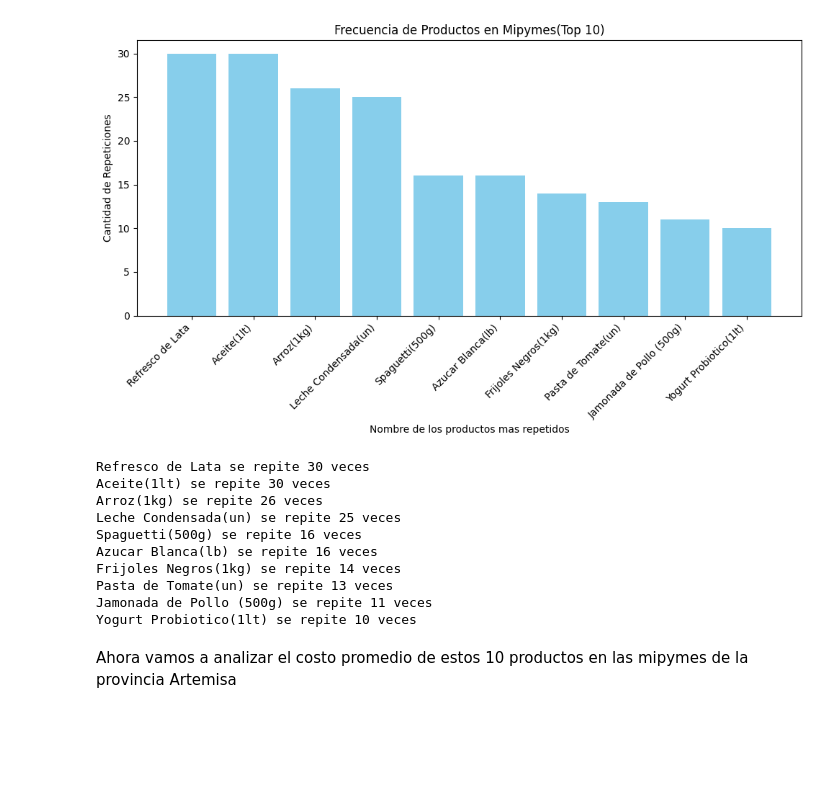
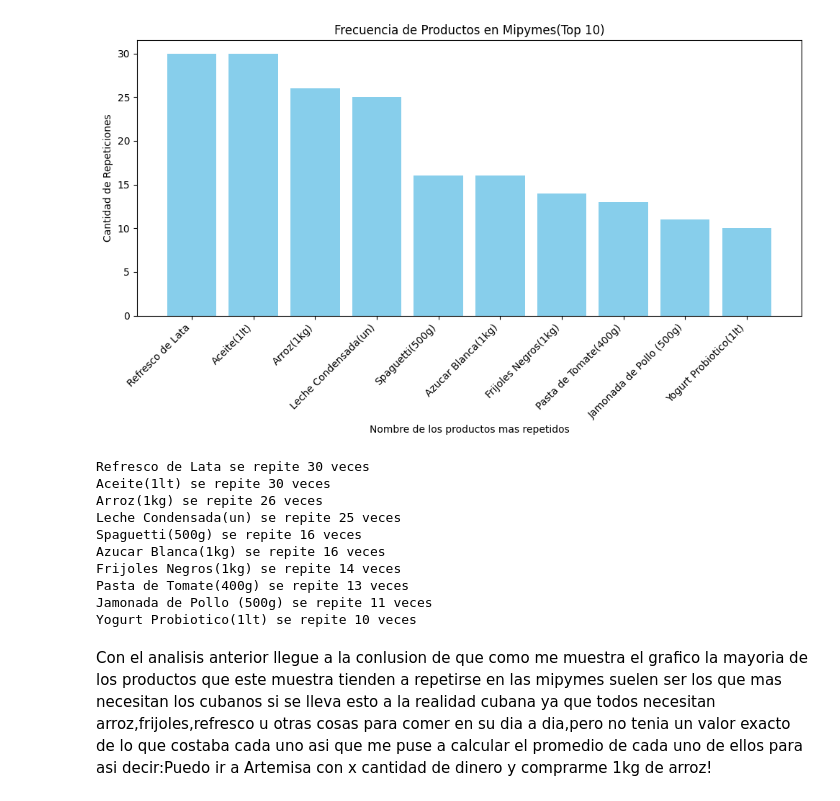
Before and after one commit to WilliamTMC/Proyecto45, a Jupyter notebook: analisis1.ipynb, the cells around one changed output. Cells and saved outputs as stored; diff of their text form; code cells hidden in the pictures; blank space fills up the shorter version.

Commit message:
Continue el analisis

```diff
--- a/analisis1.ipynb
+++ b/analisis1.ipynb
@@ -58,7 +62,6 @@ import operator
 direcciones = glob.glob("./Mipymes/*.json")#utilizo glob.glob para de la carpeta Mipymes me lea todos los .json
 #Creo una lista para guardar todo el contenido almacenado en direcciones
 contenido = []
-direcciones = glob.glob("./Mipymes/*.json")
 for i in direcciones :
     contenido.append(dict(open_json(i)))#llamamos a la funcion open_json para que nos lea cada uno de los json
 
@@ -114,7 +117,7 @@ for f in contenido:
 
 for s in contenido:
     for sa in s["Productos"]:
-        if sa["nombre"] == "Paquete de Salchicha(un)":
+        if sa["nombre"] == "Paquete de Salchicha(10u)":
             precio_del_perrito.append(sa["precio"])
 
 for l in contenido:
@@ -150,7 +153,7 @@ for r in contenido:
 
 for az in contenido:
     for azu in az["Productos"] :
-        if azu["nombre"] == "Azucar Blanca(lb)":
+        if azu["nombre"] == "Azucar Blanca(1kg)":
             precio_del_azucar.append(azu["precio"])
 
 for d in contenido:
@@ -166,7 +169,7 @@ for s in contenido:
 
 for p in contenido:
     for pu in p["Productos"] :
-        if pu["nombre"] == "Pasta de Tomate(un)":
+        if pu["nombre"] == "Pasta de Tomate(400g)":
             precio_del_pure.append(pu["precio"])
 
 for pa in contenido:
@@ -251,17 +254,17 @@ frecuencias = {
 "Arroz(1kg)":len(precio_del_arroz),
 "Aceite(1lt)":len(precio_del_aceite),
 "Frijoles Negros(1kg)":len(precio_del_frijol_negro),
-"Paquete de Salchicha(un)":len(precio_del_perrito),
+"Paquete de Salchicha(10u)":len(precio_del_perrito),
 "Leche Condensada(un)":len(precio_de_lechecondensada),
 "Jamon Especial(lb)":len(precio_del_jamonespecial),
 "Pechuga de Pollo(2kg)":len(precio_de_pechugadepollo),
 "Hamburguesa(un)":len(precio_de_hamburguesa),
 "Jamonada de Pollo (500g)":len(precio_de_jamonadapollo),
 "Refresco Zuko(un)":len(precio_del_rzuko),
-"Azucar Blanca(lb)":len(precio_del_azucar),
+"Azucar Blanca(1kg)":len(precio_del_azucar),
 "Detergente(1kg)":len(precio_del_detergente),
 "Spaguetti(500g)":len(precio_del_spaguetti),
-"Pasta de Tomate(un)":len(precio_del_pure),
+"Pasta de Tomate(400g)":len(precio_del_pure),
 "Paquete de Pollo(10lb)":len(precio_del_paquetepollo),
 "Croquetas(10un)":len(precio_de_croquetas),
 "Picadillo de Pollo(400g)":len(precio_de_picadillopollo),
@@ -278,47 +281,47 @@ frecuencias = {
 "Harina de Trigo(1kg)":len(precio_de_harina),
 "Refresco de Lata":len(precio_del_refrescolata)
 }
 
 #Ordenamos los productos de menor a mayor
 productos_ordenados = sorted(frecuencias.items(), key=operator.itemgetter(1))#operator.itemgetter(1) es una función que extrae el elemento en la posición 1 de una secuencia
 
 # Invertimos la lista para que quede de mayor a menor
 productos_ordenados = productos_ordenados[::-1]
 
 #Creamos una variable para que almacene los 10 productos que mas se repiten en las mipymes
 top_10  = productos_ordenados[:10]
 
 #Vamos a hacer un grafico que nos muestre los 10 productos con mayor frecuencia en las mipymes:
 
 #Datos
 producto = [p[0] for p in top_10]#almacena el nombre de los 10 primeros
 veces = [p[1] for p in top_10]#almacena la cantidad de veces que se repite
 #Grafico
 plt.figure(figsize=(10,6))
 plt.bar(producto, veces , color='skyblue')
 plt.xticks(rotation=45, ha='right')
 plt.title("Frecuencia de Productos en Mipymes(Top 10)")
 plt.xlabel("Nombre de los productos mas repetidos")
 plt.ylabel("Cantidad de Repeticiones")
 plt.tight_layout()
 plt.show()
 
-for producto, veces in productos_ordenados[:10]:
+for producto,veces in productos_ordenados[:10]:
     print(f"{producto} se repite {veces} veces")
 # %% [output]
-[figure, old version]
+[figure, new version]
 Refresco de Lata se repite 30 veces
 Aceite(1lt) se repite 30 veces
 Arroz(1kg) se repite 26 veces
 Leche Condensada(un) se repite 25 veces
 Spaguetti(500g) se repite 16 veces
-Azucar Blanca(lb) se repite 16 veces
+Azucar Blanca(1kg) se repite 16 veces
 Frijoles Negros(1kg) se repite 14 veces
-Pasta de Tomate(un) se repite 13 veces
+Pasta de Tomate(400g) se repite 13 veces
 Jamonada de Pollo (500g) se repite 11 veces
 Yogurt Probiotico(1lt) se repite 10 veces
 # %% [markdown]
-Ahora vamos a analizar el costo promedio de estos 10 productos en las mipymes de la provincia Artemisa
+Con el analisis anterior llegue a la conlusion de que como me muestra el grafico la mayoria de los productos que este muestra tienden a repetirse en las mipymes suelen ser los que mas necesitan los cubanos si se lleva esto a la  realidad cubana ya que todos necesitan arroz,frijoles,refresco u otras cosas para comer en su dia a dia,pero no tenia un valor exacto de lo que costaba cada uno asi que me puse a calcular el promedio de cada uno de ellos para asi decir:Puedo ir a Artemisa con x cantidad de dinero y comprarme 1kg de arroz!
 # %%
 from Funciones.biblioteca import promedio
 import matplotlib.pyplot as plt
```
Also changed, not shown: parts of 10 cells of this notebook, 30 other files.
